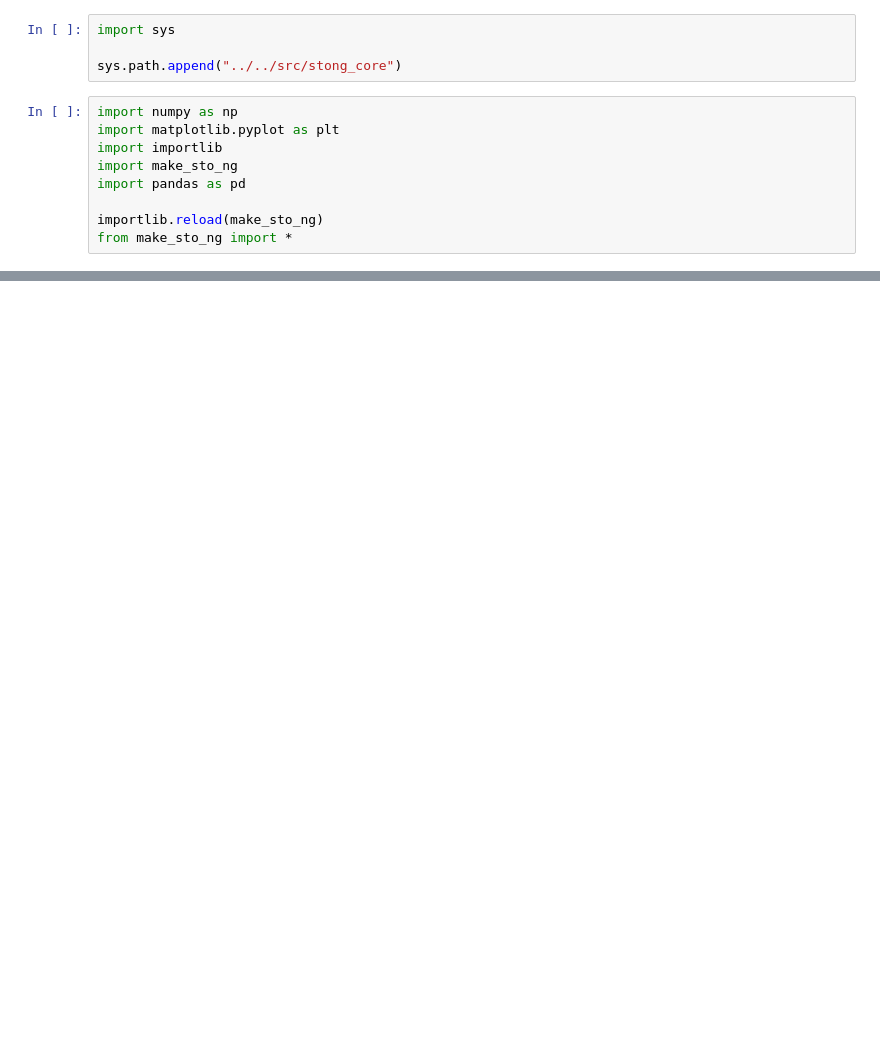
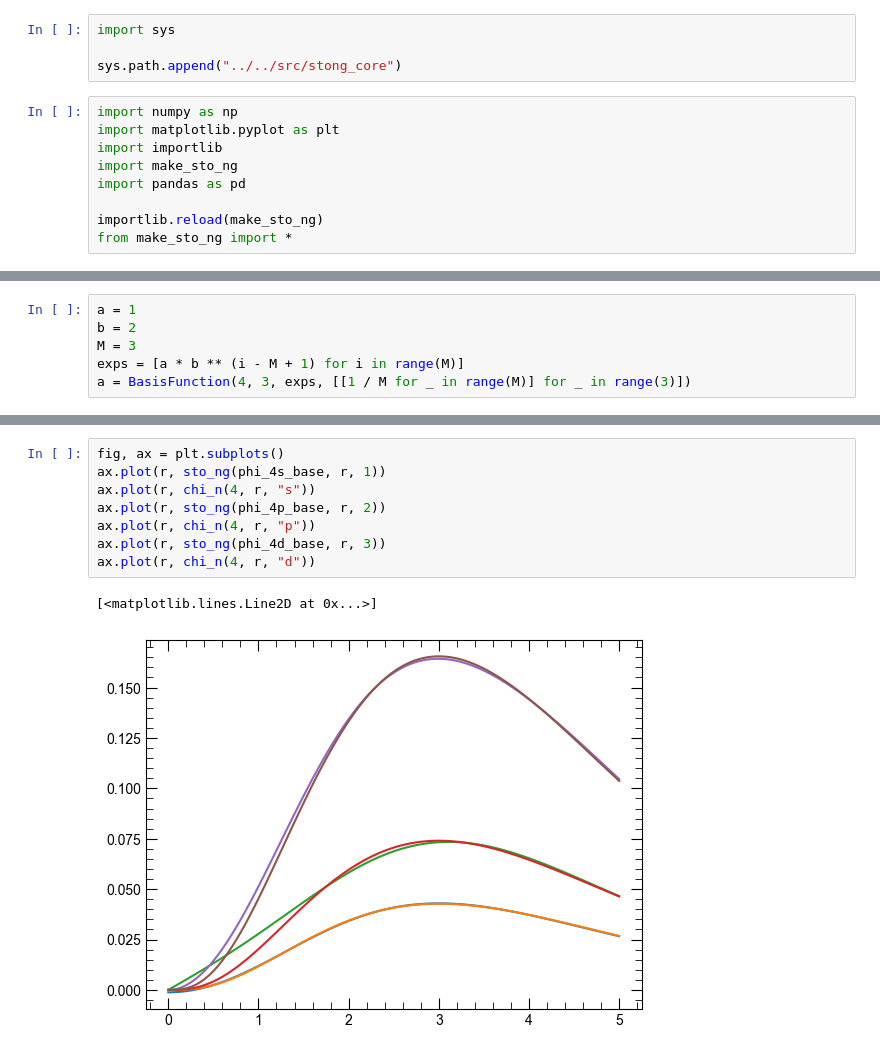
Before and after one commit to yamashun99/molecule, a Jupyter notebook: examples/make_base/main_make_sto_ng.ipynb, the cells around one changed output, grey strips where cells are left out. Drawn from its saved outputs; the diff is of its cells as text; blank space fills up the shorter version.

```diff
--- a/examples/make_base/main_make_sto_ng.ipynb
+++ b/examples/make_base/main_make_sto_ng.ipynb
@@ -53,0 +46,6 @@ array([0.05317494, 0.13709616, 0.44325274])
+# %%
+a = 1
+b = 2
+M = 3
+exps = [a * b ** (i - M + 1) for i in range(M)]
+a = BasisFunction(4, 3, exps, [[1 / M for _ in range(M)] for _ in range(3)])
@@ -74,0 +136,11 @@ plt.show()
+# %%
+fig, ax = plt.subplots()
+ax.plot(r, sto_ng(phi_4s_base, r, 1))
+ax.plot(r, chi_n(4, r, "s"))
+ax.plot(r, sto_ng(phi_4p_base, r, 2))
+ax.plot(r, chi_n(4, r, "p"))
+ax.plot(r, sto_ng(phi_4d_base, r, 3))
+ax.plot(r, chi_n(4, r, "d"))
+# %% [output]
+[<matplotlib.lines.Line2D at 0x...>]
+[figure, added]
```
Also changed, not shown: parts of 9 cells of this notebook, 8 other files.
